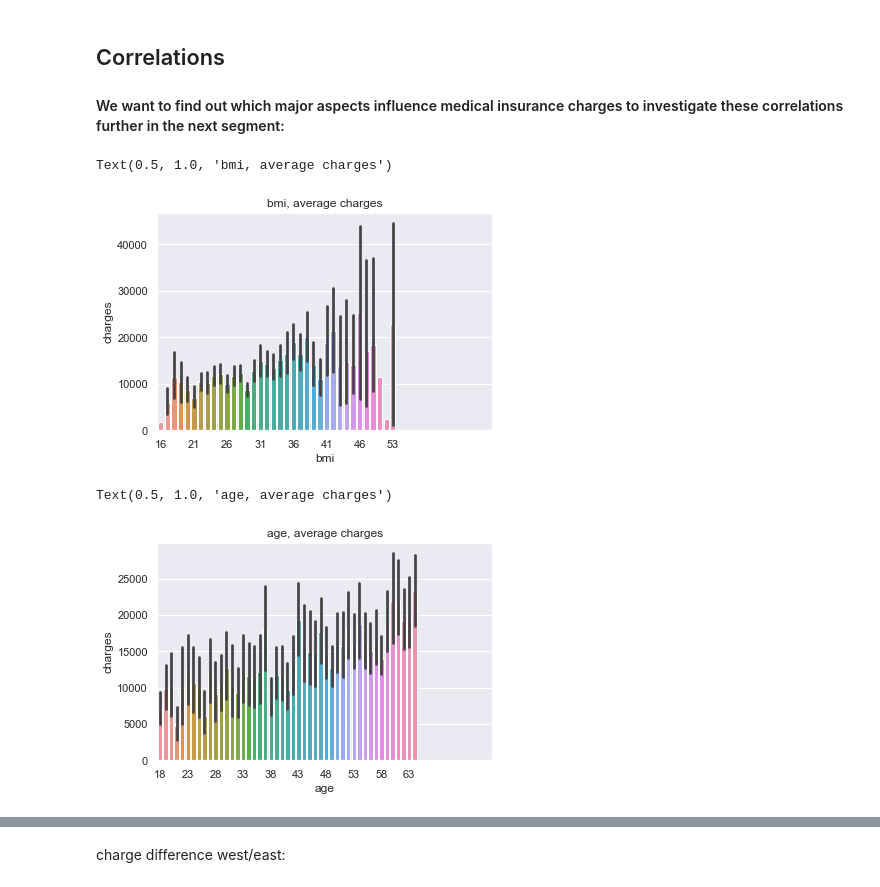
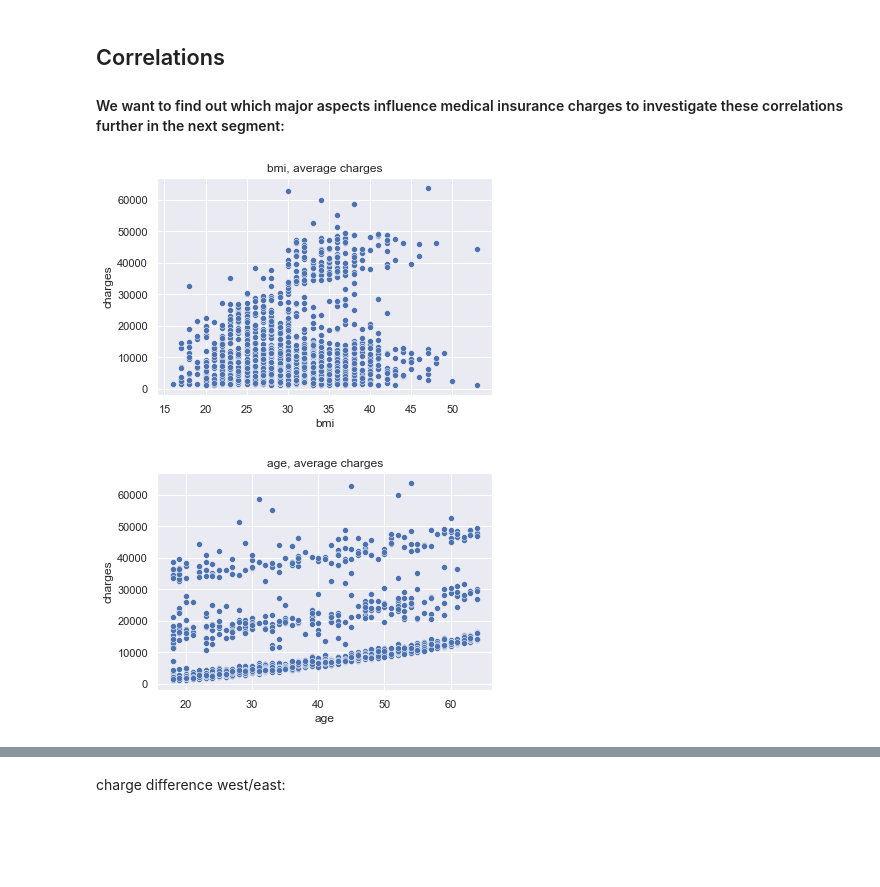
Before and after one commit to VincentBrunner/medical-insurance-portfolio-project, a Jupyter notebook: Medical insurance Portfolio project.ipynb, the cells around one changed output, grey strips where cells are left out. Cells and saved outputs as stored; diff of their text form; code cells hidden in the pictures; blank space fills up the shorter version.

```diff
--- a/Medical insurance Portfolio project.ipynb
+++ b/Medical insurance Portfolio project.ipynb
@@ -128,5 +128,5 @@ children distribution:
 # %% [markdown]
 #### No child vs. one or more children:
 # %%
-insurance_df["child_no_child"] = insurance_df["children"].map(lambda x: "no child" if x == 0 else "one or more children") # create new collumn containing information about wether the person has children or not
+insurance_df["child_no_child"] = insurance_df["children"].apply(lambda x: "no child" if x == 0 else "one or more children") # create new collumn containing information about wether the person has children or not
 # %%
@@ -170,17 +172,15 @@ plt.show
 ## Correlations
 #### We want to find out which major aspects influence medical insurance charges to investigate these correlations further in the next segment:
 # %%
-bmi_plot = sns.barplot(insurance_df["bmi"].map(lambda x: round(x)), insurance_df["charges"])
-bmi_plot.set_xticks(range(0, 55, 5))
+bmi_plot = sns.scatterplot(insurance_df["bmi"].apply(lambda x: round(x)), insurance_df["charges"])
 bmi_plot.set_title("bmi, average charges")
+plt.show()
 # %% [output]
-Text(0.5, 1.0, 'bmi, average charges')
-[figure, old version]
+[figure, new version]
 # %%
-age_plot = sns.barplot(insurance_df["age"], insurance_df["charges"])
-age_plot.set_xticks(range(0, 65, 5))
+age_plot = sns.scatterplot(insurance_df["age"], insurance_df["charges"])
 age_plot.set_title("age, average charges")
+plt.show()
 # %% [output]
-Text(0.5, 1.0, 'age, average charges')
-[figure, old version]
+[figure, new version]
 # %%
```
Also changed, not shown: parts of 27 cells of this notebook.
